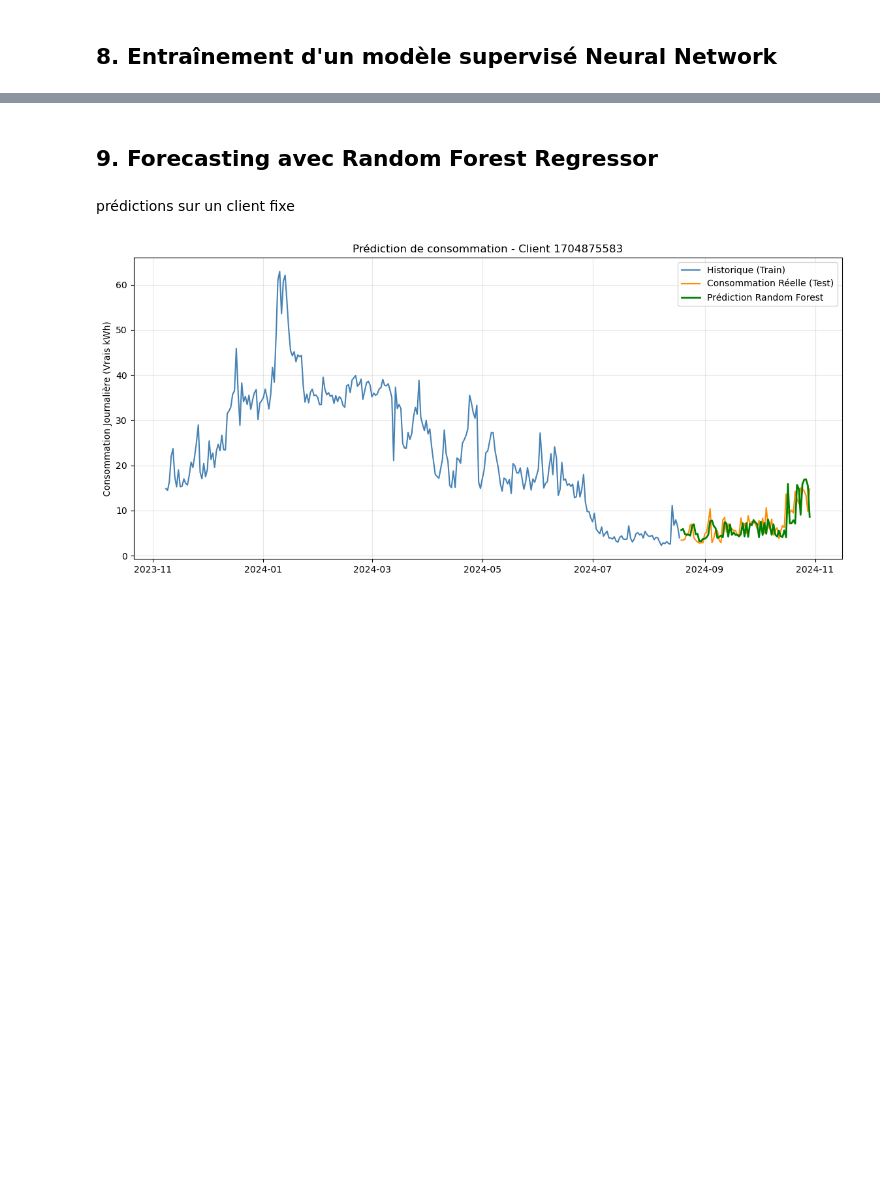
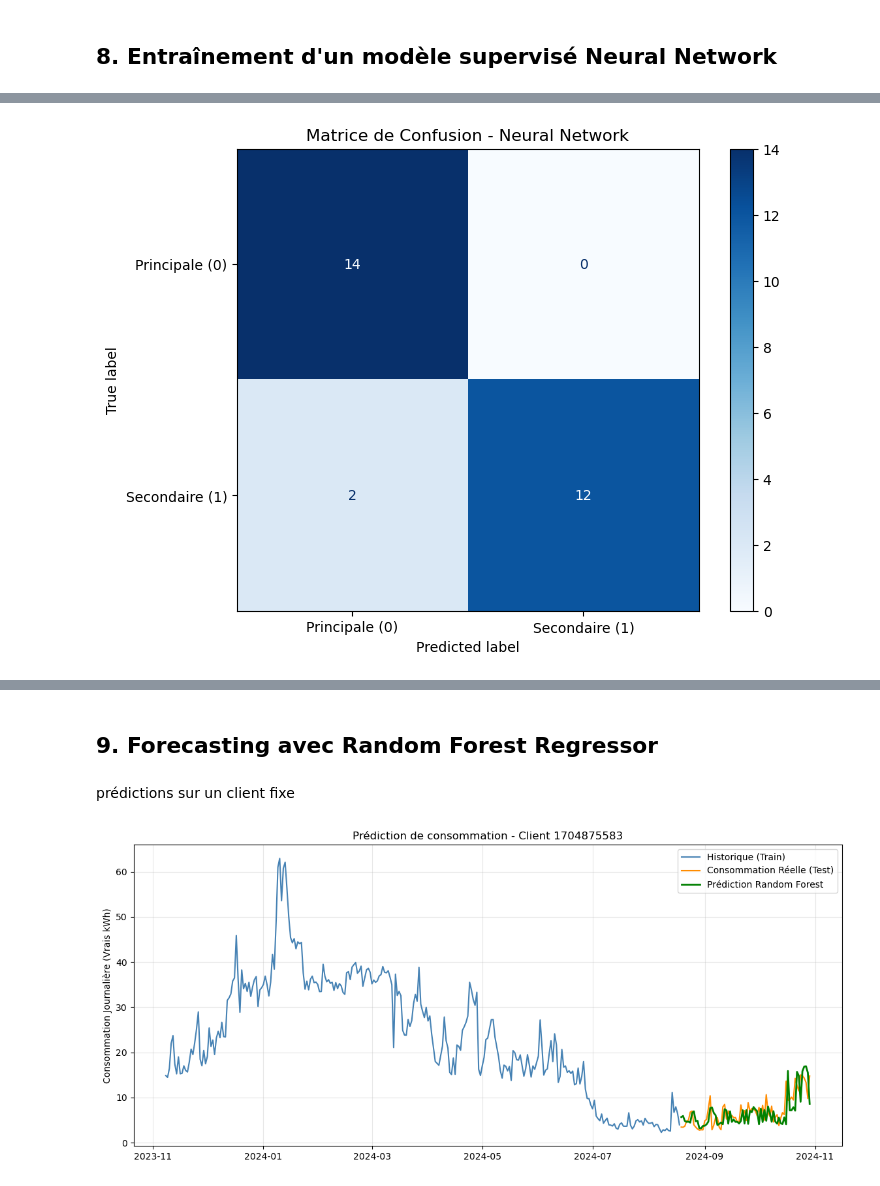
Before and after one commit to leonore-belle/projet-datascience-enedis, a Jupyter notebook: correction_td1.ipynb, the cells around one changed output, grey strips where cells are left out. Cells and saved outputs as stored; diff of their text form; code cells hidden in the pictures; blank space fills up the shorter version.

Commit message:
neural network

```diff
--- a/correction_td1.ipynb
+++ b/correction_td1.ipynb
@@ -925,3 +951,96 @@ print(coeffs.sort_values(by="Coefficient", ascending=False))
 9   active_rate_weekday    -1.184780
 # %% [markdown]
 ## 8.  Entraînement d'un modèle supervisé  Neural Network
+# %%
+import numpy as np
+import pandas as pd
+from sklearn.model_selection import train_test_split
+from sklearn.preprocessing import StandardScaler
+from sklearn.neural_network import MLPClassifier
+from sklearn.metrics import confusion_matrix, classification_report
+import matplotlib.pyplot as plt
+from sklearn.metrics import confusion_matrix, ConfusionMatrixDisplay, classification_report
+
+# 1. Préparation de X et y
+X = features_pdl[feature_cols].replace([np.inf, -np.inf], np.nan).fillna(0.0)
+y = output_df['label']
+
+# 2. Découper les données (80/20) avec stratification
+X_train, X_test, y_train, y_test = train_test_split(
+    X, y, test_size=0.2, random_state=42, stratify=y
+)
+
+# 3. Normalisation (Obligatoire pour les réseaux de neurones)
+scaler = StandardScaler()
+X_train_scaled = scaler.fit_transform(X_train)
+X_test_scaled  = scaler.transform(X_test)
+
+# 4. Création du jeu de test ÉQUILIBRÉ (pour une comparaison honnête)
+test_df = pd.concat([
+    pd.DataFrame(X_test_scaled, columns=feature_cols, index=X_test.index),
+    y_test
+], axis=1)
+
+rs_test = test_df[test_df['label'] == 1]
+rp_test = test_df[test_df['label'] == 0]
+# On prend autant de RP que de RS
+rp_test_equilibre = rp_test.sample(n=len(rs_test), random_state=42)
+
+test_df_equilibre = pd.concat([rs_test, rp_test_equilibre]).sample(frac=1, random_state=42)
+X_test_bal = test_df_equilibre.drop('label', axis=1).values
+y_test_bal  = test_df_equilibre['label'].values
+
+print(f"Entraînement sur {len(X_train_scaled)} clients.")
+print(f"Test ÉQUILIBRÉ sur {len(X_test_bal)} clients ({len(rs_test)} par classe).")
+
+# 5. Construction et Entraînement du Réseau de Neurones (MLP)
+# On simule l'architecture Keras : 3 couches cachées (128, 64, 32)
+model_mlp = MLPClassifier(
+    hidden_layer_sizes=(128, 64, 32),
+    activation='relu',
+    solver='adam',
+    alpha=0.001,           # Régularisation L2 (évite l'overfitting)
+    batch_size=256,
+    learning_rate_init=0.001,
+    max_iter=500,
+    early_stopping=True,   # Arrête l'entraînement si le score de validation plafonne
+    validation_fraction=0.1,
+    random_state=42,
+    verbose=False
+)
+
+model_mlp.fit(X_train_scaled, y_train)
+
+# 6. Prédictions
+y_pred = model_mlp.predict(X_test_bal)
+
+# 7. Évaluation
+print("\n" + "="*30)
+print("   RÉSULTATS NEURAL NETWORK (SKLEARN)   ")
+print("="*30)
+
+# Calcul de la matrice
+cm = confusion_matrix(y_test_bal, y_pred)
+
+# Affichage Graphique (Le "Pareil" que tu voulais)
+fig, ax = plt.subplots(figsize=(8, 6))
+disp = ConfusionMatrixDisplay(
+    confusion_matrix=cm,
+    display_labels=["Principale (0)", "Secondaire (1)"]
+)
+
+# On utilise le dégradé de bleus (Blues)
+disp.plot(cmap=plt.cm.Blues, ax=ax, values_format='d')
+
+ax.set_title('Matrice de Confusion - Neural Network')
+ax.set_xlabel('Predicted label')
+ax.set_ylabel('True label')
+
+plt.show()
+
+# Rapport textuel habituel
+print("\n--- RAPPORT DE CLASSIFICATION ---")
+print(classification_report(y_test_bal, y_pred, target_names=["RP (0)", "RS (1)"]))
+print("\n--- RAPPORT DE CLASSIFICATION ---")
+print(classification_report(y_test_bal, y_pred, target_names=["RP (0)", "RS (1)"]))
+# %% [output]
@@ -927,0 +1053 @@ print(coeffs.sort_values(by="Coefficient", ascending=False))
+[figure, added]
```
Also changed, not shown: parts of 8 cells of this notebook.
